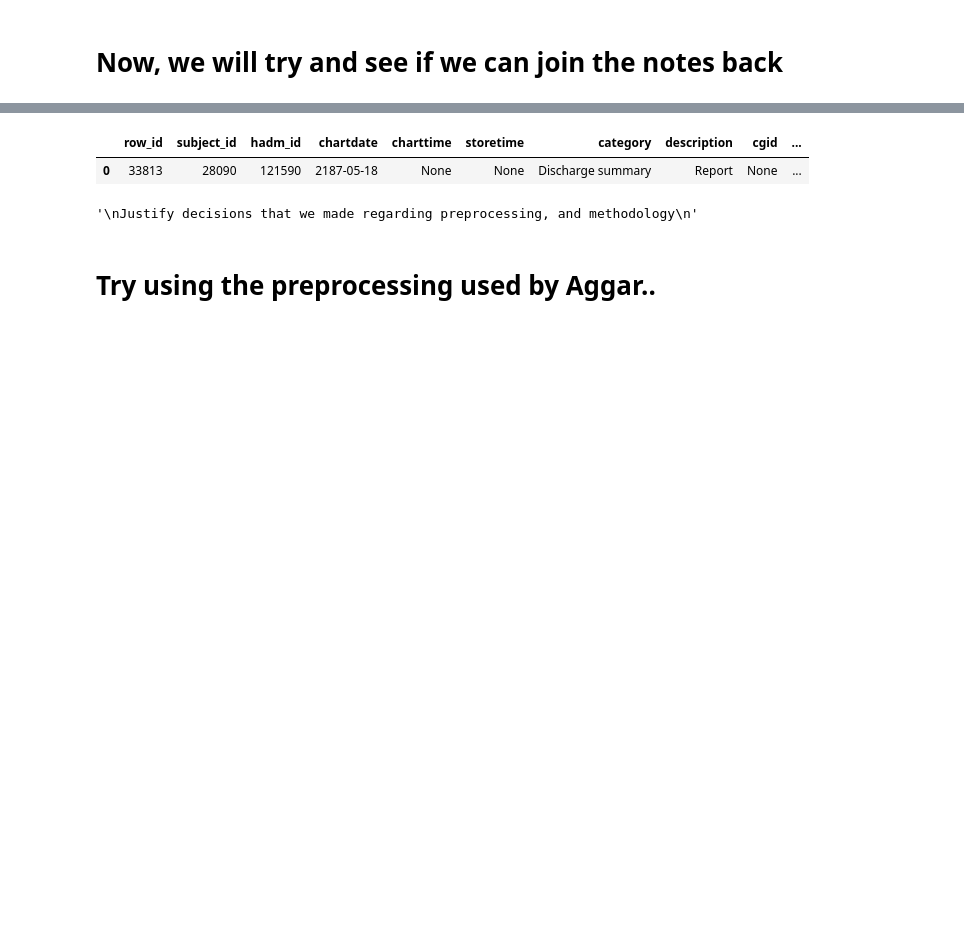
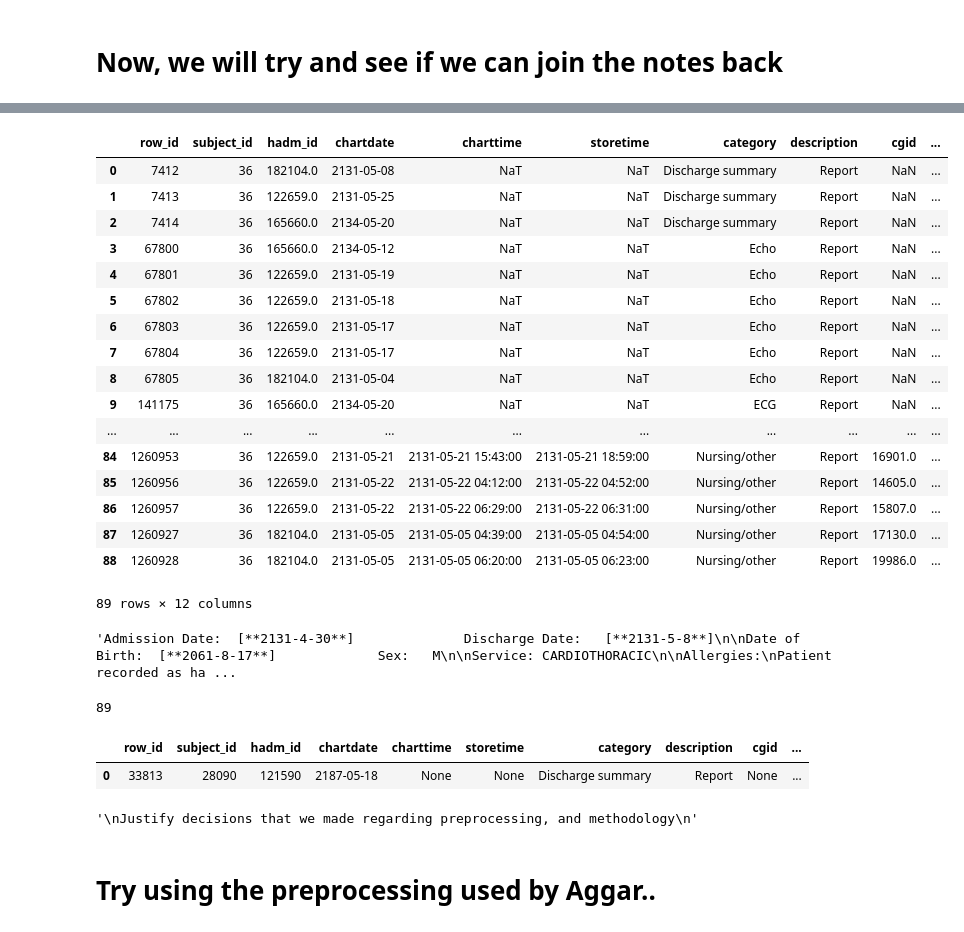
Before and after one commit to johntiger1/multimodal_fairness, a Jupyter notebook: MIMIC-Data-Explore.ipynb, the cells around one changed output, grey strips where cells are left out. Drawn from its saved outputs; the diff is of its cells as text; code cells hidden in the pictures; blank space fills up the shorter version.

```diff
--- a/MIMIC-Data-Explore.ipynb
+++ b/MIMIC-Data-Explore.ipynb
@@ -84,3 +123,32 @@ df.head()
+# %%
+df
+# %% [output]
+|  | row_id | subject_id | hadm_id | chartdate | charttime | storetime | category | description | cgid | ... |
+| 0 | 7412 | 36 | 182104.0 | 2131-05-08 | NaT | NaT | Discharge summary | Report | NaN | ... |
+| 1 | 7413 | 36 | 122659.0 | 2131-05-25 | NaT | NaT | Discharge summary | Report | NaN | ... |
+| 2 | 7414 | 36 | 165660.0 | 2134-05-20 | NaT | NaT | Discharge summary | Report | NaN | ... |
+| 3 | 67800 | 36 | 165660.0 | 2134-05-12 | NaT | NaT | Echo | Report | NaN | ... |
+| 4 | 67801 | 36 | 122659.0 | 2131-05-19 | NaT | NaT | Echo | Report | NaN | ... |
+| 5 | 67802 | 36 | 122659.0 | 2131-05-18 | NaT | NaT | Echo | Report | NaN | ... |
+| 6 | 67803 | 36 | 122659.0 | 2131-05-17 | NaT | NaT | Echo | Report | NaN | ... |
+| 7 | 67804 | 36 | 122659.0 | 2131-05-17 | NaT | NaT | Echo | Report | NaN | ... |
+| 8 | 67805 | 36 | 182104.0 | 2131-05-04 | NaT | NaT | Echo | Report | NaN | ... |
+| 9 | 141175 | 36 | 165660.0 | 2134-05-20 | NaT | NaT | ECG | Report | NaN | ... |
+| ... | ... | ... | ... | ... | ... | ... | ... | ... | ... | ... |
+| 84 | 1260953 | 36 | 122659.0 | 2131-05-21 | 2131-05-21 15:43:00 | 2131-05-21 18:59:00 | Nursing/other | Report | 16901.0 | ... |
+| 85 | 1260956 | 36 | 122659.0 | 2131-05-22 | 2131-05-22 04:12:00 | 2131-05-22 04:52:00 | Nursing/other | Report | 14605.0 | ... |
+| 86 | 1260957 | 36 | 122659.0 | 2131-05-22 | 2131-05-22 06:29:00 | 2131-05-22 06:31:00 | Nursing/other | Report | 15807.0 | ... |
+| 87 | 1260927 | 36 | 182104.0 | 2131-05-05 | 2131-05-05 04:39:00 | 2131-05-05 04:54:00 | Nursing/other | Report | 17130.0 | ... |
+| 88 | 1260928 | 36 | 182104.0 | 2131-05-05 | 2131-05-05 06:20:00 | 2131-05-05 06:23:00 | Nursing/other | Report | 19986.0 | ... |
+89 rows × 12 columns
+# %%
+df.iloc[0]["text"]
+# %% [output]
+'Admission Date:  [**2131-4-30**]              Discharge Date:   [**2131-5-8**]\n\nDate of Birth:  [**2061-8-17**]             Sex:   M\n\nService: CARDIOTHORACIC\n\nAllergies:\nPatient recorded as ha ...
+# %%
+len(df)
+# %% [output]
+89
 # %%
 query = query_schema + """
 SELECT *
```
Also changed, not shown: parts of 7 cells of this notebook.
